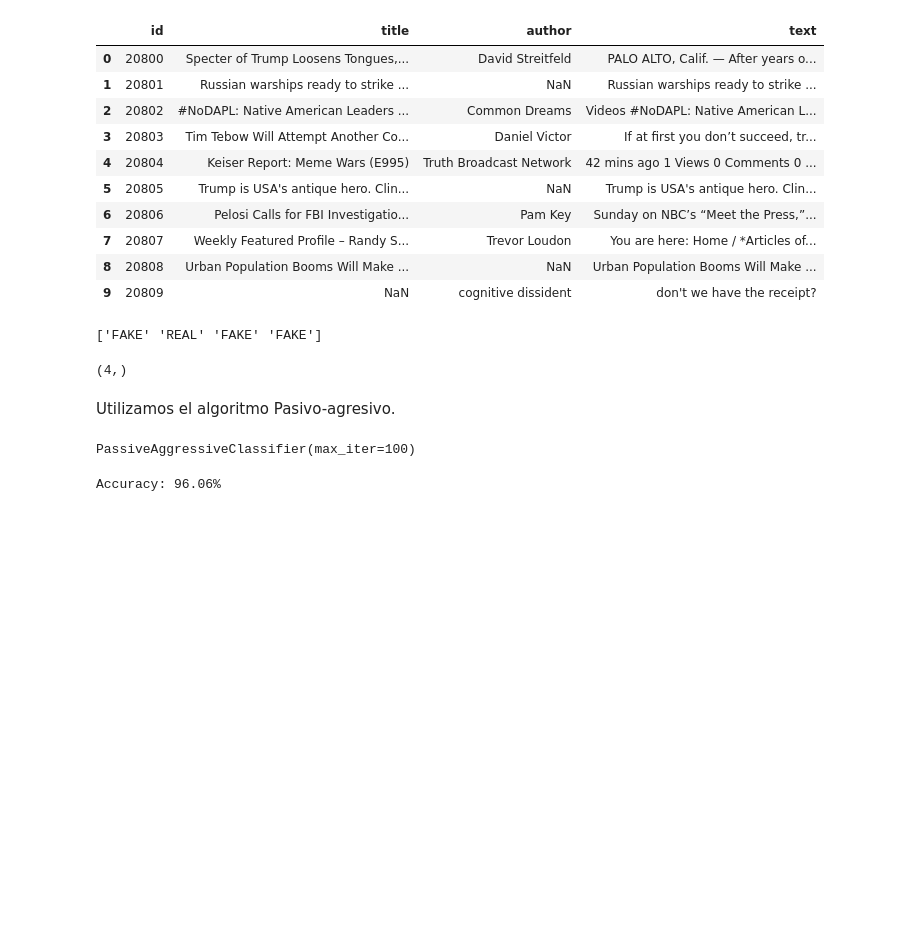
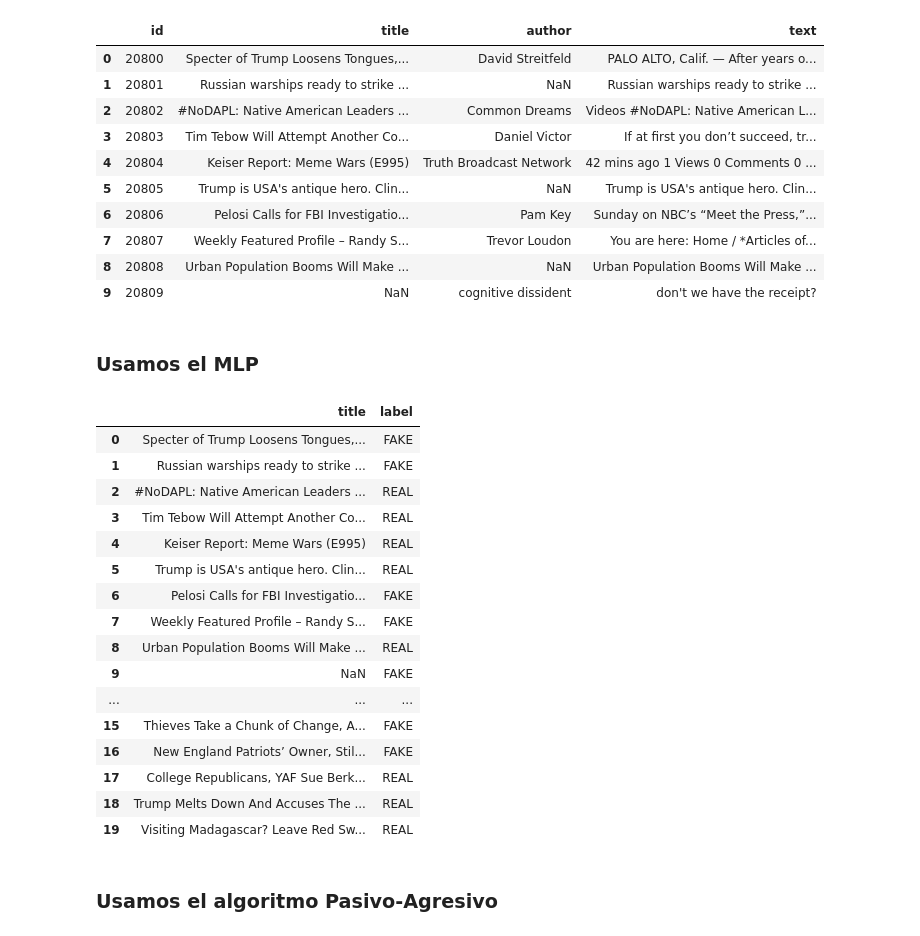
Before and after one commit to taniarubi/redes-neuronales, a Jupyter notebook: proyecto/proyecto1/src/proyecto1.ipynb, the cells around one changed output. Drawn from its saved outputs; the diff is of its cells as text; code cells hidden in the pictures; blank space fills up the shorter version.

```diff
--- a/proyecto/proyecto1/src/proyecto1.ipynb
+++ b/proyecto/proyecto1/src/proyecto1.ipynb
@@ -163,9 +169,8 @@ Veamos cómo funciona con nuestro conjunto para testear.
 # %%
-data_frame_test = pd.read_csv('dataset/test.csv')
-data_frame_test.shape
+df_test = pd.read_csv('dataset/test.csv')
 
 # Visualizamos el dataframe con los primeros 10 datos.
-data_frame_test.head(10)
+df_test.head(10)
 # %% [output]
 |  | id | title | author | text |
 | 0 | 20800 | Specter of Trump Loosens Tongues,... | David Streitfeld | PALO ALTO, Calif. — After years o... |
@@ -180,24 +185,32 @@ data_frame_test.head(10)
 | 9 | 20809 | NaN | cognitive dissident | don't we have the receipt? |
 # %%
 # Transformamos el conjunto de prueba.
-df_test = v.transform(data_frame_test.apply(lambda x: np.str_(x)))
+vdf_test = v.transform(X_test.apply(lambda x: np.str_(x)))
+# %% [markdown]
+### Usamos el MLP
 # %%
-mlpc_prediction_test = mlpc.predict(df_test)
+mlpc_test = mlpc.predict(vdf_test)
-# %%
-print(mlpc_prediction_test)
-mlpc_prediction_test.shape
-# %% [output]
-['FAKE' 'REAL' 'FAKE' 'FAKE']
-(4,)
+# %%
+nuevo_df = pd.DataFrame({'title': df_test.title, 'label': mlpc_test})
+# %%
+nuevo_df.head(20)
+# %% [output]
+|  | title | label |
+| 0 | Specter of Trump Loosens Tongues,... | FAKE |
+| 1 | Russian warships ready to strike ... | FAKE |
+| 2 | #NoDAPL: Native American Leaders ... | REAL |
+| 3 | Tim Tebow Will Attempt Another Co... | REAL |
+| 4 | Keiser Report: Meme Wars (E995) | REAL |
+| 5 | Trump is USA's antique hero. Clin... | REAL |
+| 6 | Pelosi Calls for FBI Investigatio... | FAKE |
+| 7 | Weekly Featured Profile – Randy S... | FAKE |
+| 8 | Urban Population Booms Will Make ... | REAL |
+| 9 | NaN | FAKE |
+| ... | ... | ... |
+| 15 | Thieves Take a Chunk of Change, A... | FAKE |
+| 16 | New England Patriots’ Owner, Stil... | FAKE |
+| 17 | College Republicans, YAF Sue Berk... | REAL |
+| 18 | Trump Melts Down And Accuses The ... | REAL |
+| 19 | Visiting Madagascar? Leave Red Sw... | REAL |
 # %% [markdown]
-Utilizamos el algoritmo Pasivo-agresivo.
+### Usamos el algoritmo Pasivo-Agresivo
-# %%
-from sklearn.linear_model import PassiveAggressiveClassifier
-
-# Inicializamos un PassiveAggressiveClassifier.
-pac = PassiveAggressiveClassifier(max_iter = 100)
-
-# Entrenamos nuestro clasificador.
-pac.fit(v_train, y_train)
-# %% [output]
-PassiveAggressiveClassifier(max_iter=100)
@@ -207,8 +216,0 @@ prediction = pac.predict(v_test)
-# %%
-from sklearn.metrics import accuracy_score
-
-# Obtenemos la precisión.
-score = accuracy_score(y_test, prediction)
-print(f'Accuracy: {round(score * 100, 2)}%')
-# %% [output]
-Accuracy: 96.06%
```
Also changed, not shown: parts of 31 cells of this notebook, 1 other file.
